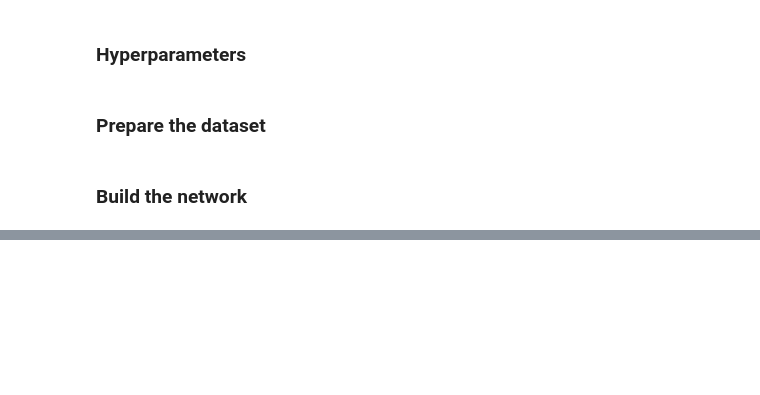
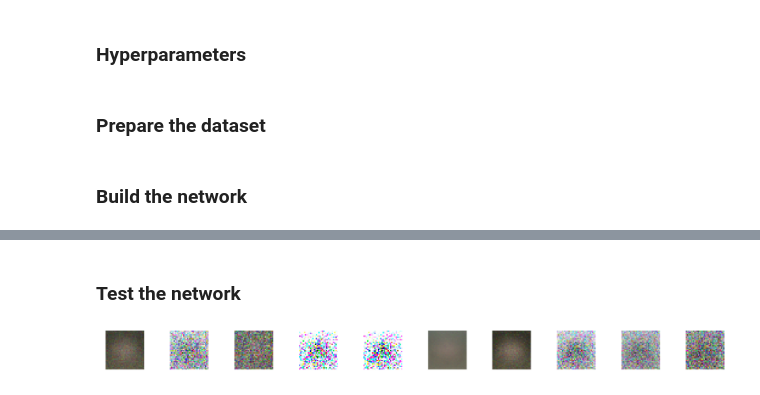
Before and after one commit to amirkeren/deep-learning-course, a Jupyter notebook: ex3/ex3-2.ipynb, the cells around one changed output, grey strips where cells are left out. Saved outputs shown, nothing was run; the diff lists cells and outputs as text; code cells hidden in the pictures; blank space fills up the shorter version.

```diff
--- a/ex3/ex3-2.ipynb
+++ b/ex3/ex3-2.ipynb
@@ -35,8 +35,6 @@ helper.download_dataset(CIFAR_10_DATASET_URL, CIFAR_10_DATASET_FOLDER_PATH, TAR_
 helper.preprocess_and_save_data(CIFAR_10_DATASET_FOLDER_PATH, NOISE_FACTOR, N_BATCHES)
 
 images, _ = helper.load_cfar10_batch(CIFAR_10_DATASET_FOLDER_PATH, random.randint(1, N_BATCHES))
-valid_features, _, valid_labels = helper.load_preprocess_validation()
-test_features, _, test_labels = helper.load_preprocess_testing()
 # %%
 plt.figure(figsize=(32, 2))
 for i in range(10):
@@ -49,0 +104,17 @@ for i in range(10):
+# %%
+sess = tf.Session()
+# %%
+print('Training...')
+
+sess.run(tf.global_variables_initializer())
+for e in range(epochs):
+    for batch_i in range(1, N_BATCHES + 1):
+        for features, _, _ in helper.load_preprocess_training_batch(batch_i, batch_size):
+            features_reshaped = features.reshape([batch_size, n_outputs])
+            sess.run(training_op, feed_dict={X: features_reshaped})
+    loss_val, reconstruction_loss_val, latent_loss_val = sess.run([loss, reconstruction_loss, latent_loss],
+                                                                  feed_dict={X: features_reshaped})
+    print("Epoch: {}/{}...".format(e + 1, epochs),
+          "Training loss: {:.4f}".format(loss_val),
+          "Reconstruction loss: {:.4f}".format(reconstruction_loss_val),
+          "Latent loss: {:.4f}".format(latent_loss_val))
@@ -49,0 +124,13 @@ for i in range(10):
+# %% [markdown]
+### Test the network
+# %%
+codings_rnd = np.random.normal(size=[10, n_hidden3])
+outputs_val = outputs.eval(session=sess, feed_dict={hidden3: codings_rnd})
+
+plt.figure(figsize=(32, 2))
+for i in range(10):
+    ax = plt.subplot(1, 10, i + 1)
+    plt.axis('off')
+    plt.imshow(outputs_val[i].reshape([32, 32, 3]))
+# %% [output]
+[figure, added]
```
Also changed, not shown: parts of 7 cells of this notebook.
